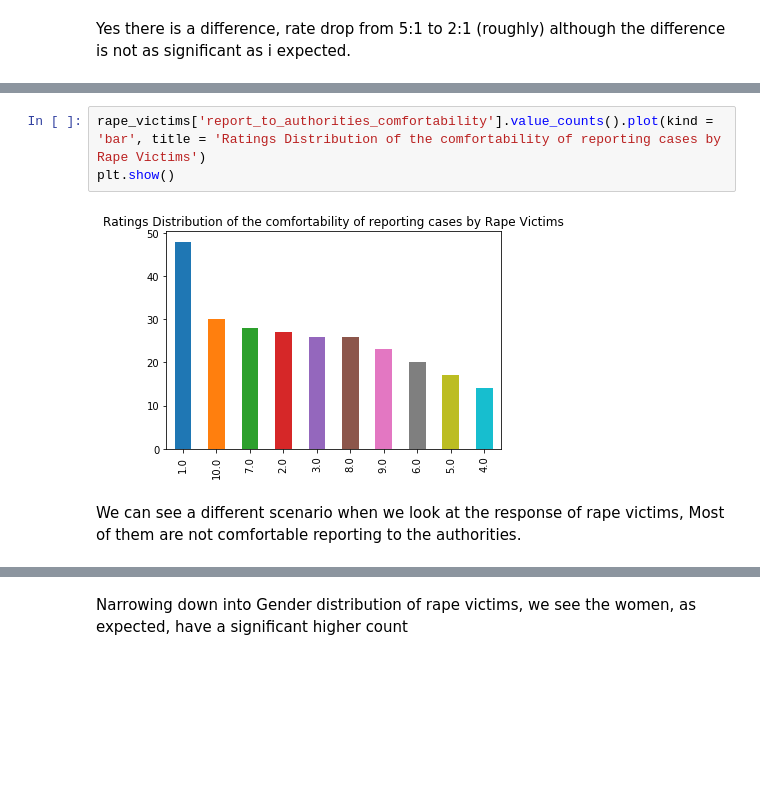
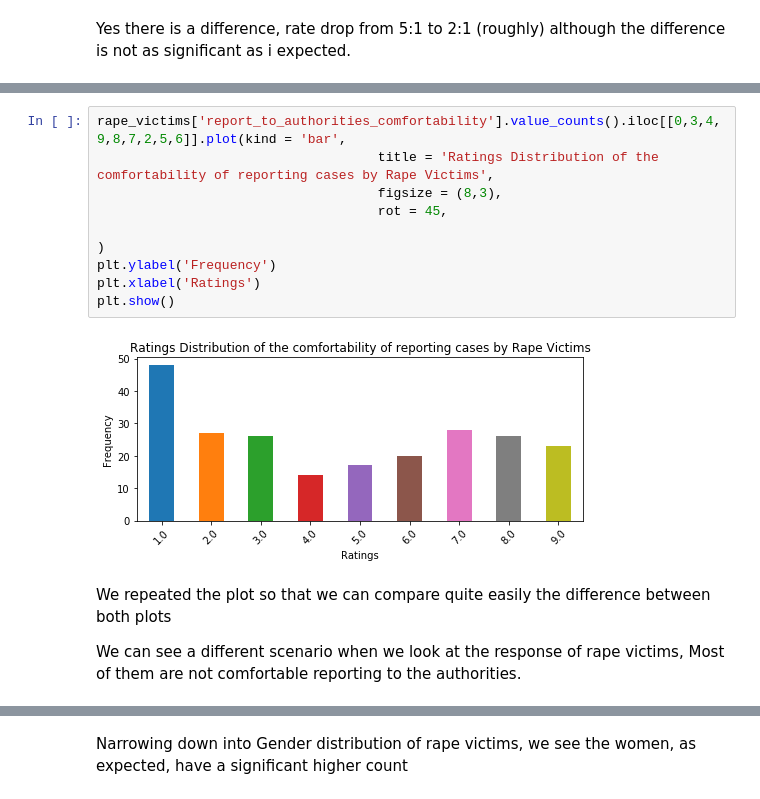
Before and after one commit to Uchencho/Analysis_On_Sexual_Assault_Victims, a Jupyter notebook: Uche_Sexual_Assault_Analysis.ipynb, the cells around one changed output, grey strips where cells are left out. Drawn from its saved outputs; the diff is of its cells as text; blank space fills up the shorter version.

```diff
--- a/Uche_Sexual_Assault_Analysis.ipynb
+++ b/Uche_Sexual_Assault_Analysis.ipynb
@@ -393,8 +423,16 @@ plt.show()
 # %%
-rape_victims['report_to_authorities_comfortability'].value_counts().plot(kind = 'bar', title = 'Ratings Distribution of the comfortability of reporting cases by Rape Victims')
+rape_victims['report_to_authorities_comfortability'].value_counts().iloc[[0,3,4,9,8,7,2,5,6]].plot(kind = 'bar',
+                                    title = 'Ratings Distribution of the comfortability of reporting cases by Rape Victims',
+                                    figsize = (8,3),
+                                    rot = 45,
+                                                                                                    )
+plt.ylabel('Frequency')
+plt.xlabel('Ratings')
 plt.show()
 # %% [output]
-[figure, old version]
+[figure, new version]
 # %% [markdown]
+We repeated the plot so that we can compare quite easily the difference between both plots
+
 We can see a different scenario when we look at the response of rape victims, Most of them are not comfortable reporting to the authorities.
 # %%
```
Also changed, not shown: parts of 23 cells of this notebook.
